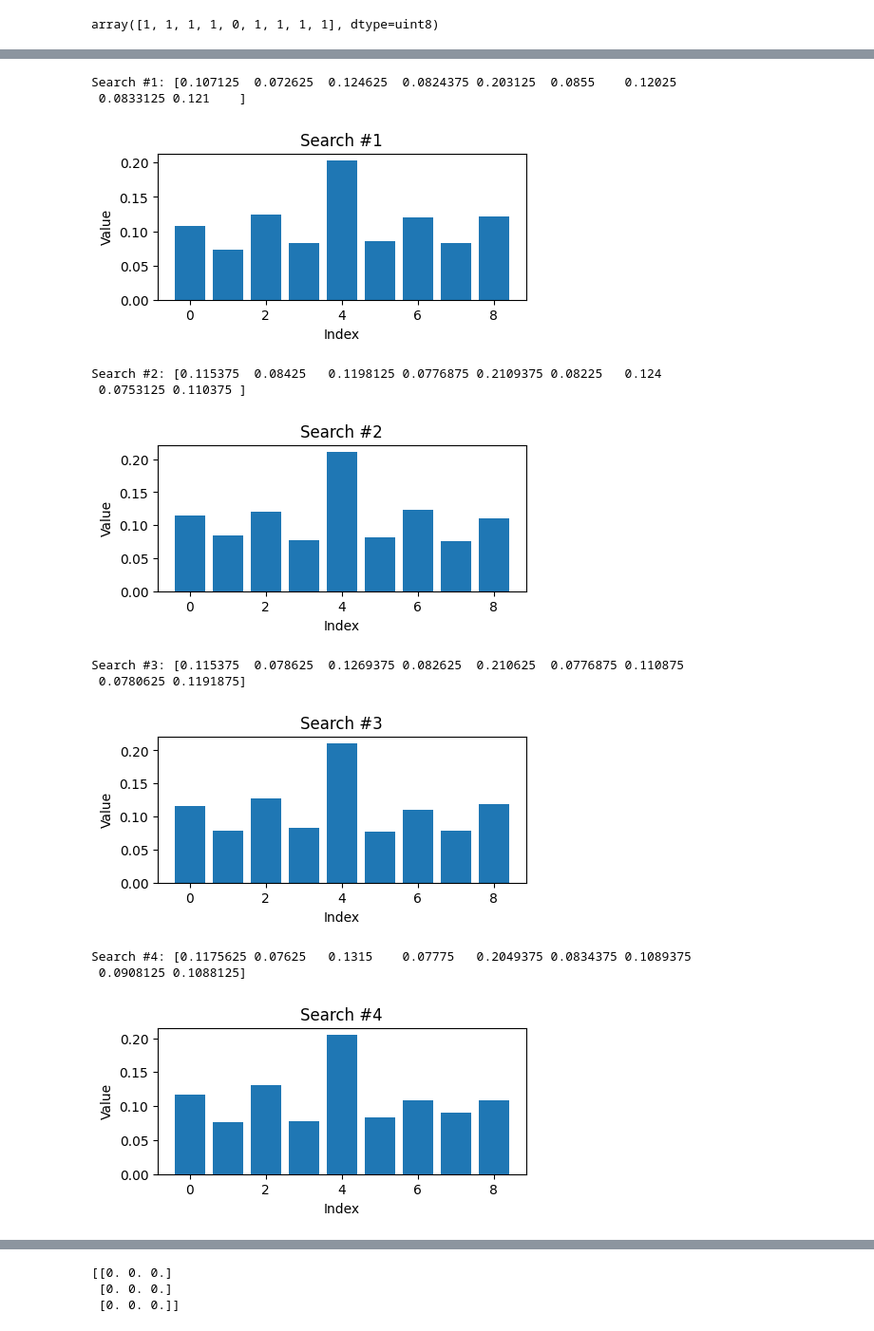
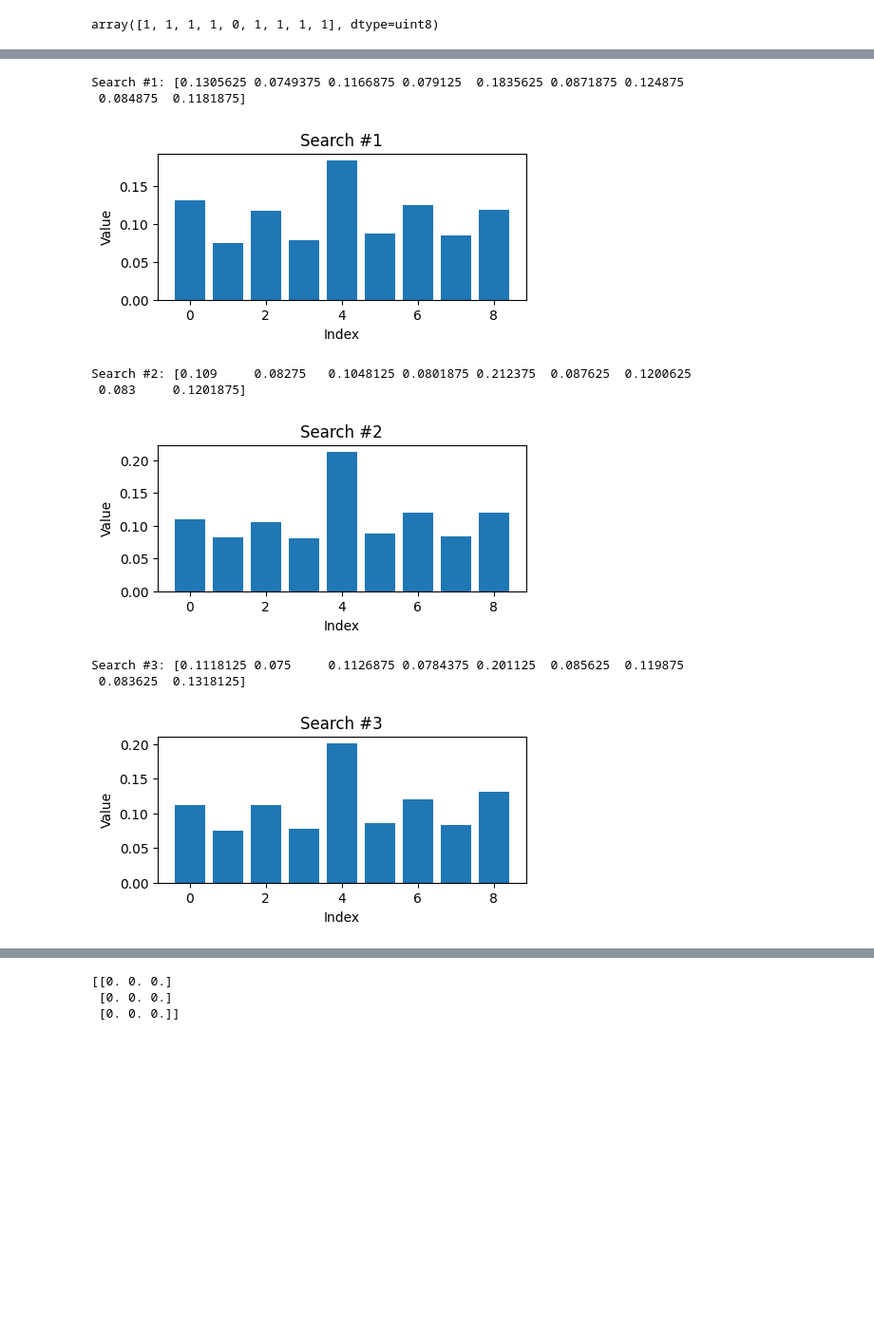
Before and after one commit to slatteryjim/AlphaZeroFromScratch, a Jupyter notebook: 1.TicTacToe.ipynb, the cells around one changed output, grey strips where cells are left out. Shown: that part at 95% size. Drawn from its saved outputs; the diff is of its cells as text; code cells hidden in the pictures; blank space fills up the shorter version.

```diff
--- a/1.TicTacToe.ipynb
+++ b/1.TicTacToe.ipynb
@@ -108,7 +62,7 @@ while True:
         print("Invalid move, try again.")
         continue
     state = tictactoe.get_next_state(state, action, player)
-    value, terminated = tictactoe.check_value_and_terminated(state, action)
+    value, terminated = tictactoe.get_value_and_terminated(state, action)
     if terminated:
         if value == 0:
             print("It's a draw!")
@@ -148,41 +102,38 @@ def plot_array(array, title):
     plt.title(title)
     plt.show()
 # %%
-import importlib
-importlib.reload(mcts_classic)
+# import importlib
+# importlib.reload(mcts_classic)
 from mcts_classic import MCTS
 from tictactoe import TicTacToe
 
 
-for i in range(5):
+for i in range(3):
     # Define game
     game = TicTacToe()
     state = game.get_initial_state()
 
     # Run MCTS
     mcts = MCTS(game, {'num_searches': 1000, 'C': 1.4}, add_dirichlet_noise=False)
     # action_probs = mcts.search(state)
     action_probs = mcts.ensemble_searches(state, 16)
 
     # ensemble 16 searches of 1000, C=  4:                  Search #1: [0.1168 0.1018 0.113 0.098 0.137 0.101 0.1141 0.100 0.116]
     # ensemble 16 searches of  500, C=1.4: some volatility: Search #1: [0.1178 0.0914 0.113 0.079 0.182 0.089 0.1067 0.084 0.134]
     # ensemble 16 searches of 1000, C=1.4: more stable:     Search #1: [0.1228 0.0831 0.119 0.085 0.182 0.089 0.1203 0.078 0.119]
     # single     search of 100,000, C=4:                    Search #1: [0.0800 0.0428 0.088 0.040 0.481 0.044 0.0897 0.042 0.090]
     # single     search of  10,000, C=4:                    Search #1: [0.1035 0.0836 0.119 0.090 0.207 0.078 0.1207 0.081 0.113]
 
     print(f"Search #{i+1}: {action_probs}")
     # Plot the array
     plot_array(action_probs, f"Search #{i+1}")
 # %% [output]
-Search #1: [0.107125  0.072625  0.124625  0.0824375 0.203125  0.0855    0.12025
- 0.0833125 0.121    ]
+Search #1: [0.1305625 0.0749375 0.1166875 0.079125  0.1835625 0.0871875 0.124875
+ 0.084875  0.1181875]
-[figure, old version]
+[figure, new version]
-Search #2: [0.115375  0.08425   0.1198125 0.0776875 0.2109375 0.08225   0.124
- 0.0753125 0.110375 ]
+Search #2: [0.109     0.08275   0.1048125 0.0801875 0.212375  0.087625  0.1200625
+ 0.083     0.1201875]
-[figure, old version]
+[figure, new version]
-Search #3: [0.115375  0.078625  0.1269375 0.082625  0.210625  0.0776875 0.110875
- 0.0780625 0.1191875]
+Search #3: [0.1118125 0.075     0.1126875 0.0784375 0.201125  0.085625  0.119875
+ 0.083625  0.1318125]
-[figure, old version]
+[figure, new version]
-Search #4: [0.1175625 0.07625   0.1315    0.07775   0.2049375 0.0834375 0.1089375
- 0.0908125 0.1088125]
-[figure, removed]
```
Also changed, not shown: parts of 12 cells of this notebook, 1 other file.
